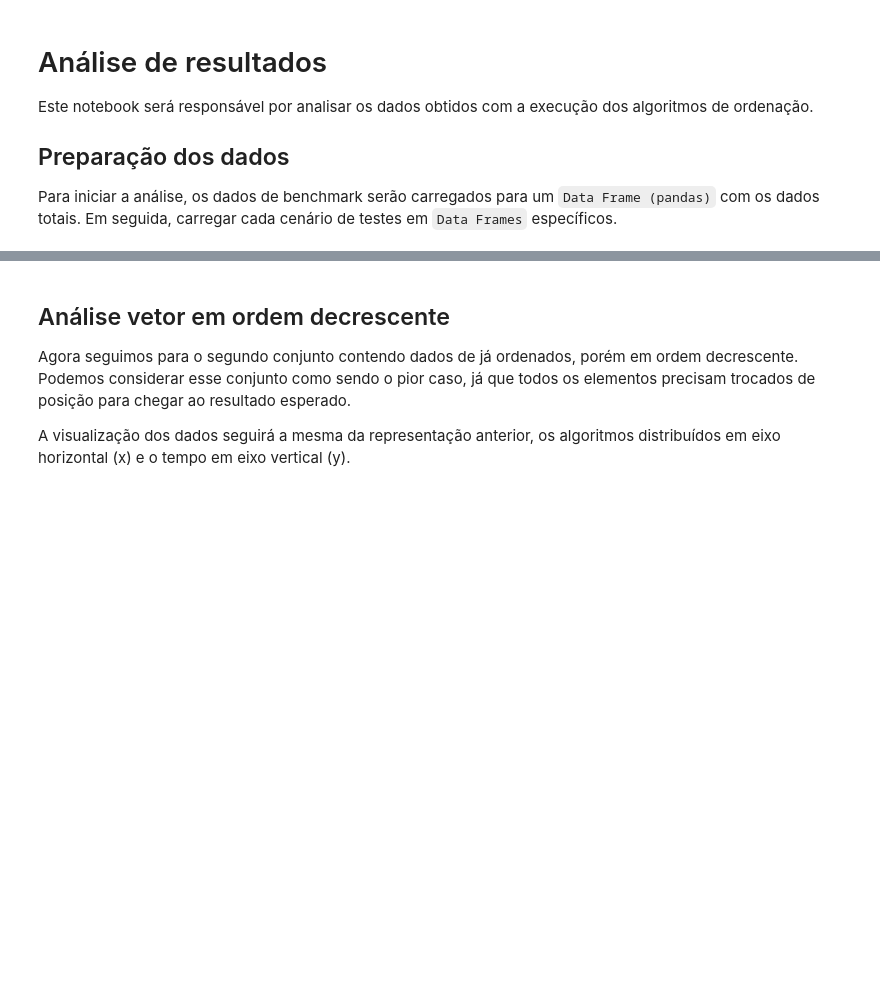
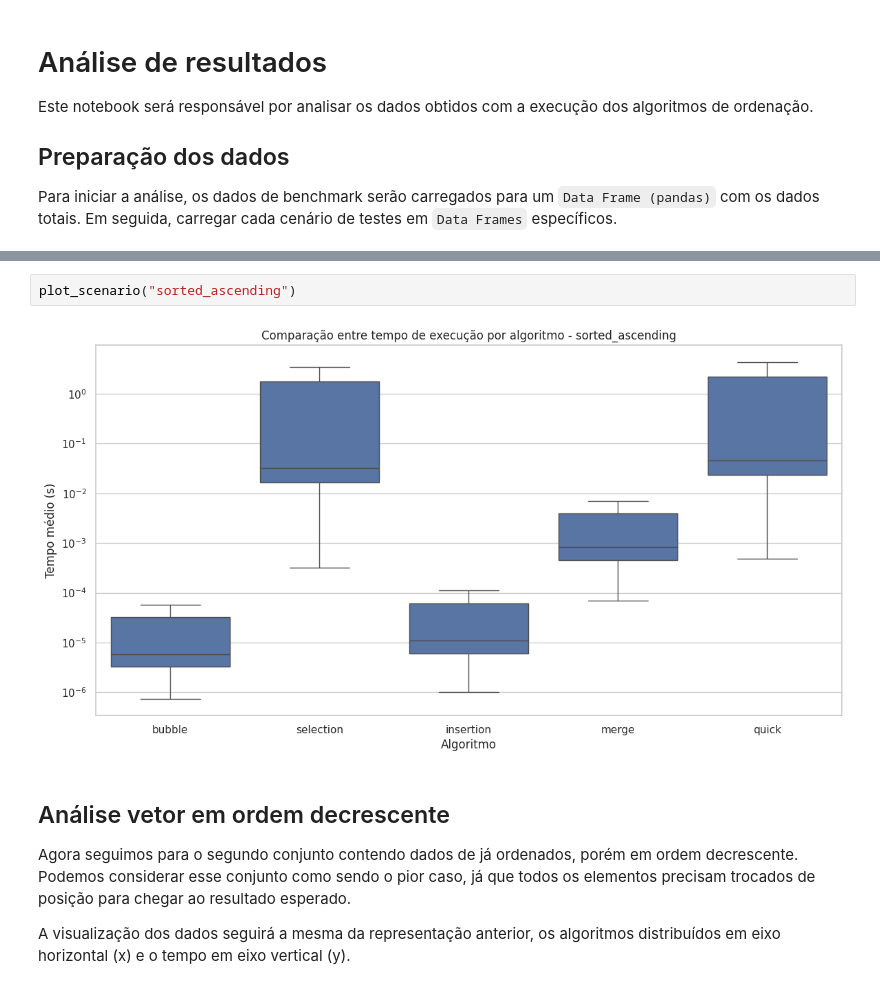
Before and after one commit to olucasaguiar/projeto-metodos-de-ordenacao, a Jupyter notebook: app/projeto_algoritmos_de_ordenacao.ipynb, the cells around one changed output, grey strips where cells are left out. Saved outputs shown, nothing was run; the diff lists cells and outputs as text; blank space fills up the shorter version.

```diff
--- a/app/projeto_algoritmos_de_ordenacao.ipynb
+++ b/app/projeto_algoritmos_de_ordenacao.ipynb
@@ -83,3 +61,7 @@ sorted_ascending_lg_df.set_index("Algorithm")[["Median (ms)"]].plot.bar(
+# %%
+plot_scenario("sorted_ascending")
+# %% [output]
+[figure, added]
 # %% [markdown]
 ## Análise vetor em ordem decrescente
 
```
Also changed, not shown: parts of 9 cells of this notebook, 2 other files.
